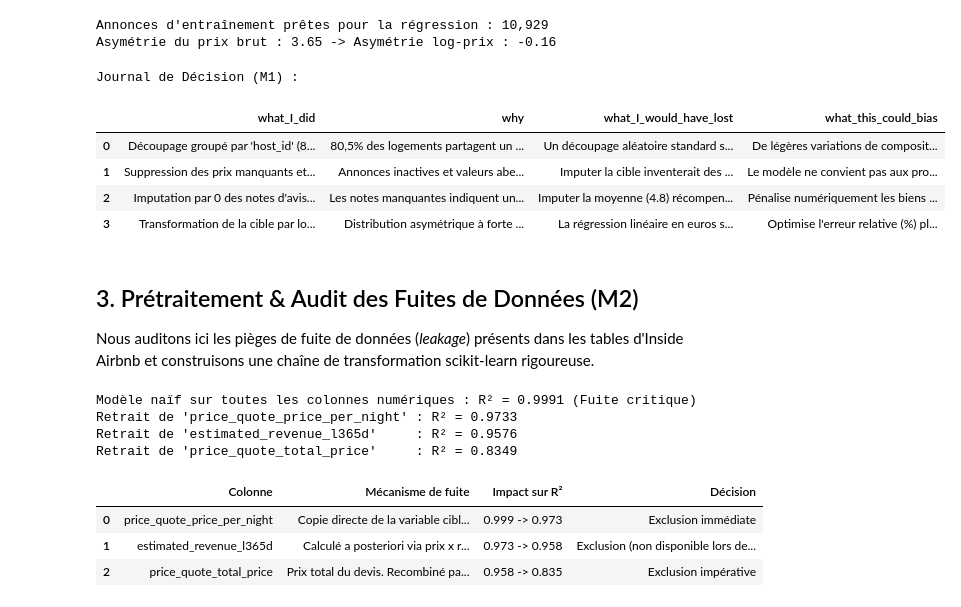
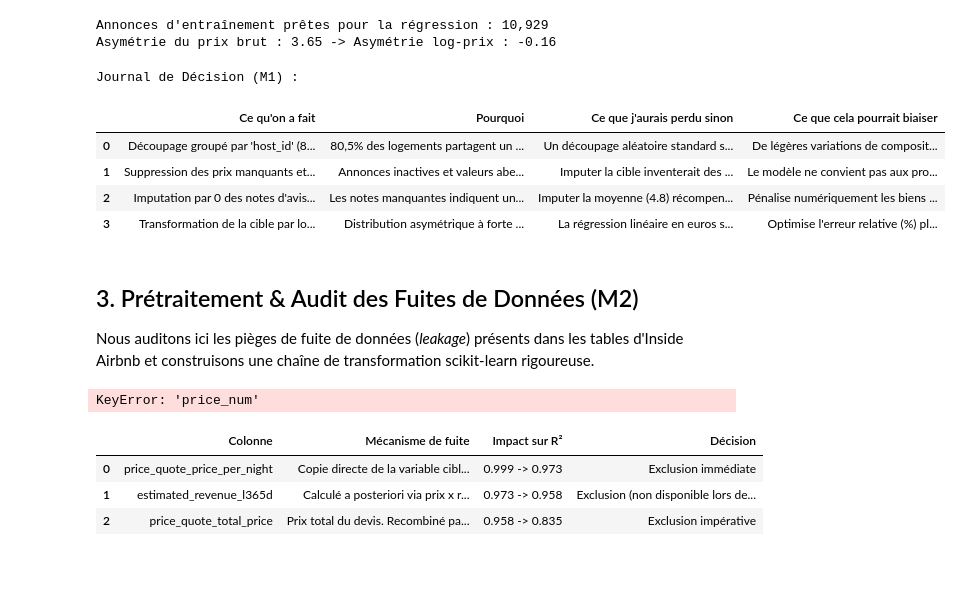
Before and after one commit to maryladesouza-svg/DS-ML-DL-Course-Masters1-MIAS, a Jupyter notebook: project/projet_Mv2.ipynb, the cells around one changed output. Cells and saved outputs as stored; diff of their text form; code cells hidden in the pictures; blank space fills up the shorter version.

Commit message:
Vraie version finale projet_Mv2 avec De Souza Maryla et Marchand Manon

```diff
--- a/project/projet_Mv2.ipynb
+++ b/project/projet_Mv2.ipynb
@@ -187,36 +160,36 @@ Asymétrie du prix brut : 3.65 -> Asymétrie log-prix : -0.16
 # %%
 decision_log = pd.DataFrame([
     {
-        "what_I_did": "Découpage groupé par 'host_id' (80/20) avant tout nettoyage",
-        "why": "80,5% des logements partagent un hôte avec d'autres logements",
-        "what_I_would_have_lost": "Un découpage aléatoire standard surestimerait les performances par mémorisation",
-        "what_this_could_bias": "De légères variations de composition géographique entre plis"
+        "Ce qu'on a fait": "Découpage groupé par 'host_id' (80/20) avant tout nettoyage",
+        "Pourquoi": "80,5% des logements partagent un hôte avec d'autres logements",
+        "Ce que j'aurais perdu sinon": "Un découpage aléatoire standard surestimerait les performances par mémorisation",
+        "Ce que cela pourrait biaiser ": "De légères variations de composition géographique entre plis"
     },
     {
-        "what_I_did": "Suppression des prix manquants et bornage entre 10€ et 2000€",
-        "why": "Annonces inactives et valeurs aberrantes ou extrêmes de luxe",
-        "what_I_would_have_lost": "Imputer la cible inventerait des données fictives et fausserait la perte quadratique",
-        "what_this_could_bias": "Le modèle ne convient pas aux propriétés de luxe atypiques (> 2000€)"
+        "Ce qu'on a fait": "Suppression des prix manquants et bornage entre 10€ et 2000€",
+        "Pourquoi": "Annonces inactives et valeurs aberrantes ou extrêmes de luxe",
+        "Ce que j'aurais perdu sinon": "Imputer la cible inventerait des données fictives et fausserait la perte quadratique",
+        "Ce que cela pourrait biaiser ": "Le modèle ne convient pas aux propriétés de luxe atypiques (> 2000€)"
     },
     {
-        "what_I_did": "Imputation par 0 des notes d'avis et création de 'has_reviews'",
-        "why": "Les notes manquantes indiquent une absence d'historique de séjour, non une note moyenne",
-        "what_I_would_have_lost": "Imputer la moyenne (4.8) récompenserait artificiellement les nouveaux entrants",
-        "what_this_could_bias": "Pénalise numériquement les biens sans avis, compensé par l'indicateur binaire"
+        "Ce qu'on a fait": "Imputation par 0 des notes d'avis et création de 'has_reviews'",
+        "Pourquoi": "Les notes manquantes indiquent une absence d'historique de séjour, non une note moyenne",
+        "Ce que j'aurais perdu sinon": "Imputer la moyenne (4.8) récompenserait artificiellement les nouveaux entrants",
+        "Ce que cela pourrait biaiser ": "Pénalise numériquement les biens sans avis, compensé par l'indicateur binaire"
     },
     {
-        "what_I_did": "Transformation de la cible par log1p(price)",
-        "why": "Distribution asymétrique à forte queue droite et multiplicité des effets",
-        "what_I_would_have_lost": "La régression linéaire en euros serait dominée par les rares prix très élevés",
-        "what_this_could_bias": "Optimise l'erreur relative (%) plutôt que l'erreur absolue brute"
+        "Ce qu'on a fait": "Transformation de la cible par log1p(price)",
+        "Pourquoi": "Distribution asymétrique à forte queue droite et multiplicité des effets",
+        "Ce que j'aurais perdu sinon": "La régression linéaire en euros serait dominée par les rares prix très élevés",
+        "Ce que cela pourrait biaiser ": "Optimise l'erreur relative (%) plutôt que l'erreur absolue brute"
     }
 ])
 
 print("Journal de Décision (M1) :")
 display(decision_log)
 # %% [output]
 Journal de Décision (M1) :
-|  | what_I_did | why | what_I_would_have_lost | what_this_could_bias |
+|  | Ce qu'on a fait | Pourquoi | Ce que j'aurais perdu sinon | Ce que cela pourrait biaiser |
 | 0 | Découpage groupé par 'host_id' (8... | 80,5% des logements partagent un ... | Un découpage aléatoire standard s... | De légères variations de composit... |
 | 1 | Suppression des prix manquants et... | Annonces inactives et valeurs abe... | Imputer la cible inventerait des ... | Le modèle ne convient pas aux pro... |
 | 2 | Imputation par 0 des notes d'avis... | Les notes manquantes indiquent un... | Imputer la moyenne (4.8) récompen... | Pénalise numériquement les biens ... |
@@ -227,6 +200,11 @@ Journal de Décision (M1) :
 Nous auditons ici les pièges de fuite de données (*leakage*) présents dans les tables d'Inside Airbnb et construisons une chaîne de transformation scikit-learn rigoureuse.
 # %%
 # Démonstration de la fuite sur un modèle naïf
+work_df = train_raw.copy()
+
+work_df = work_df[work_df["price_num"].notna()].copy()
+work_df = work_df[work_df["price_num"].between(10, 2000)].copy()
+y_reg = np.log1p(work_df["price_num"])
 gkf = GroupKFold(n_splits=5)
 drop_meta = {"price", "price_num", "id", "host_id", "scrape_id", "host_profile_id"}
 naive_cols = [c for c in work_df.columns if pd.api.types.is_numeric_dtype(work_df[c]) and c not in drop_meta and not work_df[c].isna().all()]
@@ -254,10 +232,7 @@ print(f"Retrait de 'price_quote_price_per_night' : R² = {r2_s1:.4f}")
 print(f"Retrait de 'estimated_revenue_l365d'     : R² = {r2_s2:.4f}")
 print(f"Retrait de 'price_quote_total_price'     : R² = {r2_s3:.4f}")
 # %% [output]
-Modèle naïf sur toutes les colonnes numériques : R² = 0.9991 (Fuite critique)
-Retrait de 'price_quote_price_per_night' : R² = 0.9733
-Retrait de 'estimated_revenue_l365d'     : R² = 0.9576
-Retrait de 'price_quote_total_price'     : R² = 0.8349
+KeyError: 'price_num'
 # %%
 leakage_audit = pd.DataFrame([
     {
```
Also changed, not shown: parts of 12 cells of this notebook.
